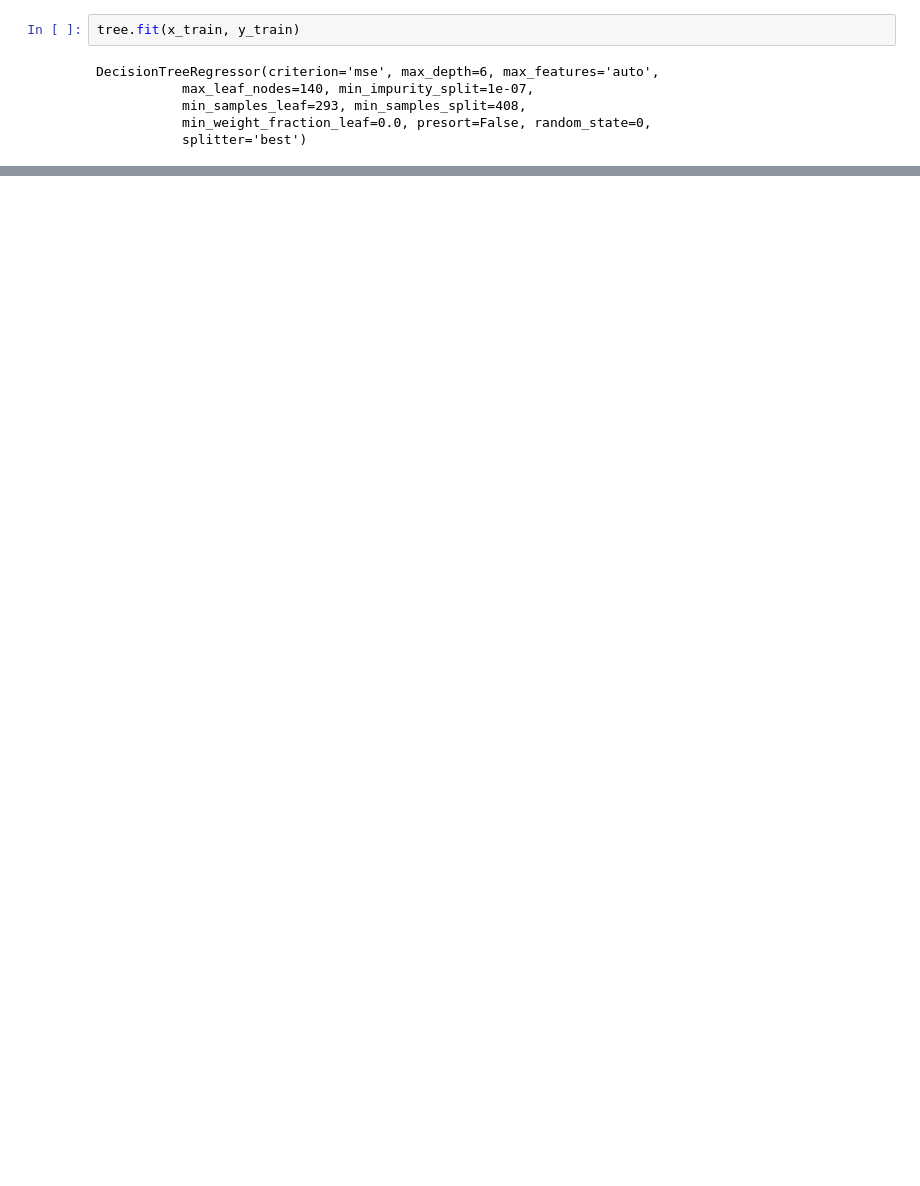
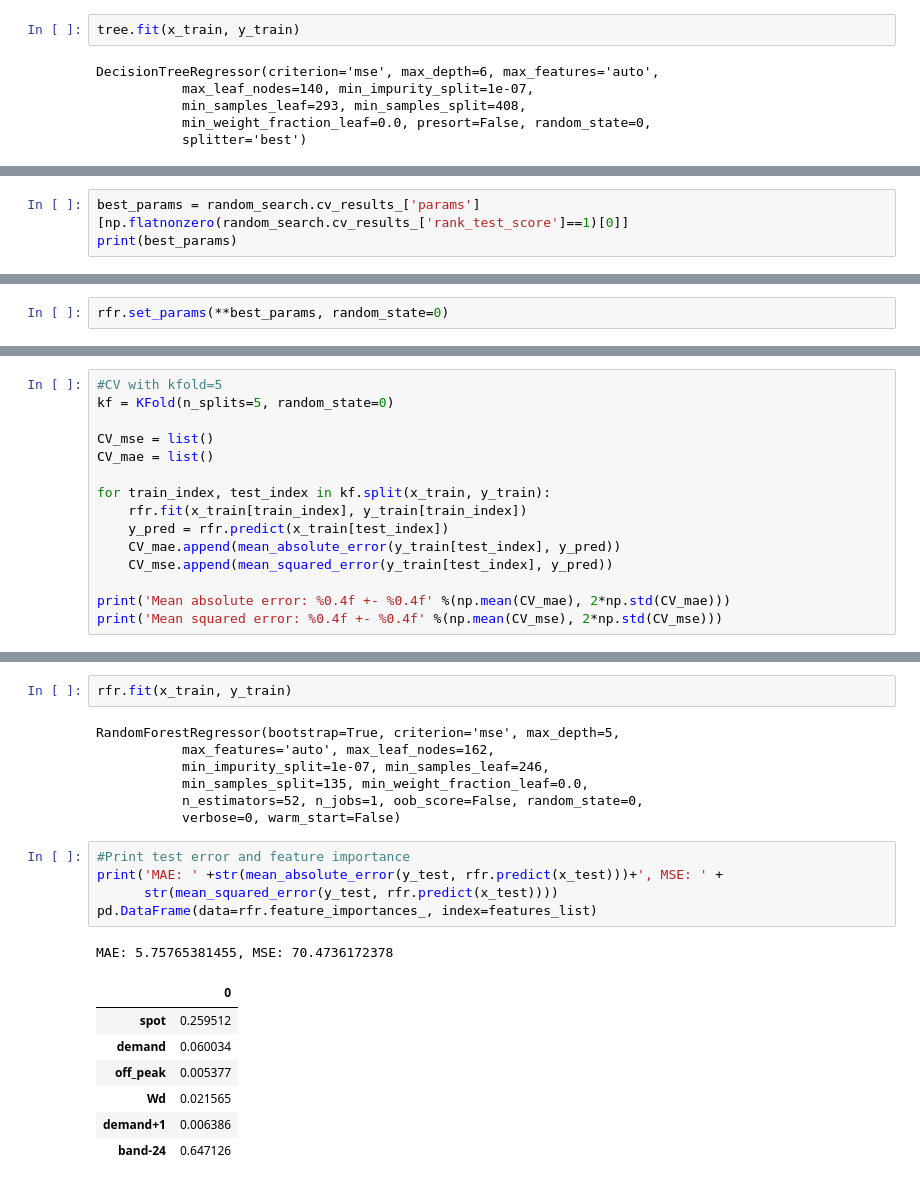
Before and after one commit to NonoMalpi/Secondary_band, a Jupyter notebook: Secondary band model.ipynb, the cells around one changed output, grey strips where cells are left out. Saved outputs shown, nothing was run; the diff lists cells and outputs as text; blank space fills up the shorter version.

```diff
--- a/Secondary band model.ipynb
+++ b/Secondary band model.ipynb
@@ -246,0 +237,3 @@ graphviz.render(engine='dot', format='pdf', filepath='C:\\Users\\Antonio Malpica
+# %%
+best_params = random_search.cv_results_['params'][np.flatnonzero(random_search.cv_results_['rank_test_score']==1)[0]]
+print(best_params)
@@ -246,0 +242,2 @@ graphviz.render(engine='dot', format='pdf', filepath='C:\\Users\\Antonio Malpica
+# %%
+rfr.set_params(**best_params, random_state=0)
@@ -246,0 +251,15 @@ graphviz.render(engine='dot', format='pdf', filepath='C:\\Users\\Antonio Malpica
+# %%
+#CV with kfold=5
+kf = KFold(n_splits=5, random_state=0)
+
+CV_mse = list()
+CV_mae = list()
+
+for train_index, test_index in kf.split(x_train, y_train):
+    rfr.fit(x_train[train_index], y_train[train_index])
+    y_pred = rfr.predict(x_train[test_index])
+    CV_mae.append(mean_absolute_error(y_train[test_index], y_pred))
+    CV_mse.append(mean_squared_error(y_train[test_index], y_pred))
+
+print('Mean absolute error: %0.4f +- %0.4f' %(np.mean(CV_mae), 2*np.std(CV_mae)))
+print('Mean squared error: %0.4f +- %0.4f' %(np.mean(CV_mse), 2*np.std(CV_mse)))
@@ -247 +282,24 @@ graphviz.render(engine='dot', format='pdf', filepath='C:\\Users\\Antonio Malpica
+# %%
+rfr.fit(x_train, y_train)
+# %% [output]
+RandomForestRegressor(bootstrap=True, criterion='mse', max_depth=5,
+           max_features='auto', max_leaf_nodes=162,
+           min_impurity_split=1e-07, min_samples_leaf=246,
+           min_samples_split=135, min_weight_fraction_leaf=0.0,
+           n_estimators=52, n_jobs=1, oob_score=False, random_state=0,
+           verbose=0, warm_start=False)
+# %%
+#Print test error and feature importance
+print('MAE: ' +str(mean_absolute_error(y_test, rfr.predict(x_test)))+', MSE: ' +
+      str(mean_squared_error(y_test, rfr.predict(x_test))))
+pd.DataFrame(data=rfr.feature_importances_, index=features_list)
+# %% [output]
+MAE: 5.75765381455, MSE: 70.4736172378
+|  | 0 |
+| spot | 0.259512 |
+| demand | 0.060034 |
+| off_peak | 0.005377 |
+| Wd | 0.021565 |
+| demand+1 | 0.006386 |
+| band-24 | 0.647126 |
 # %%
```
Also changed, not shown: parts of 44 cells of this notebook.
